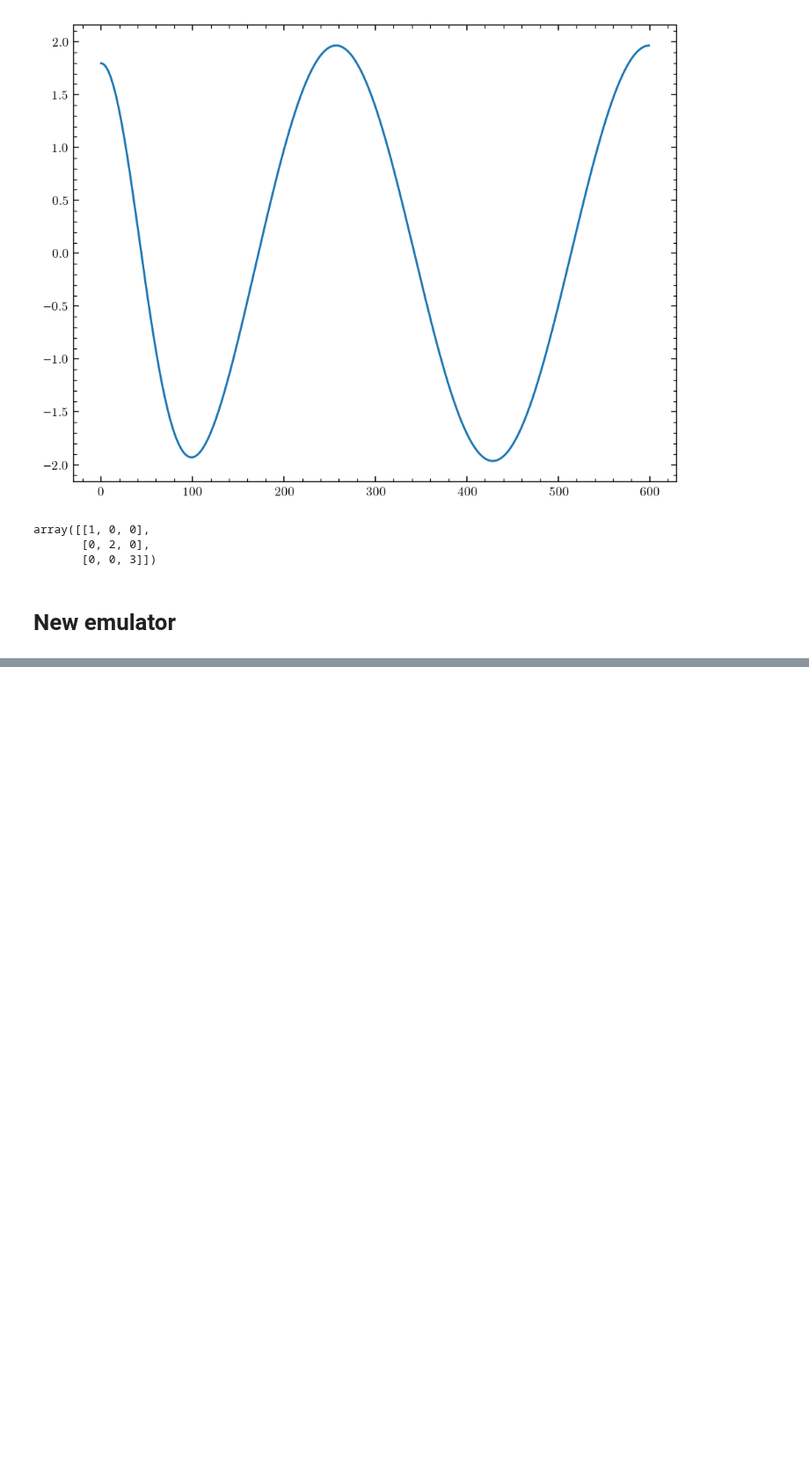
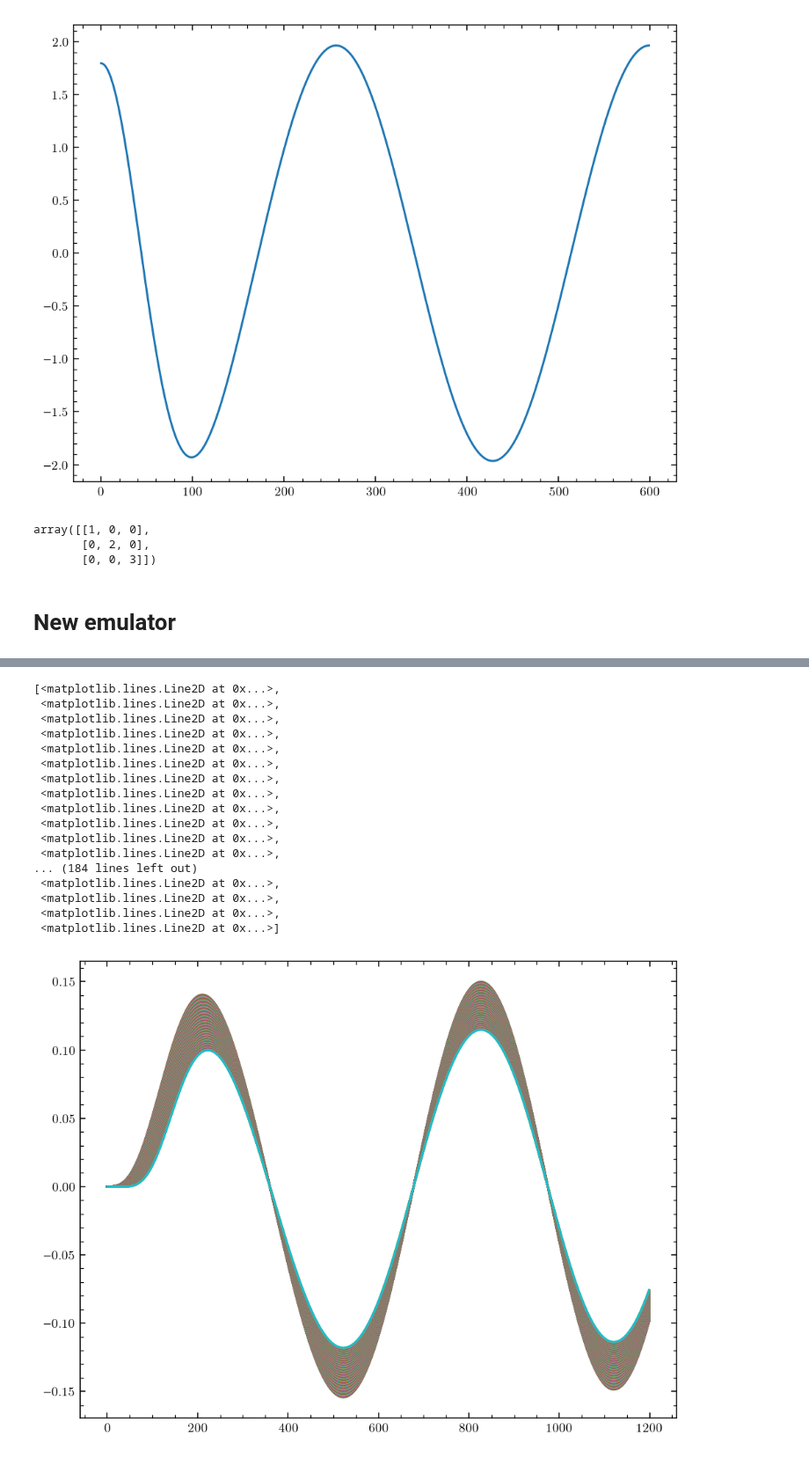
Before and after one commit to buqeye/cs_greedy_emulator, a Jupyter notebook: figures.ipynb, the cells around one changed output, grey strips where cells are left out. Shown at 88% size. Saved outputs shown, nothing was run; the diff lists cells and outputs as text; code cells hidden in the pictures; blank space fills up the shorter version.

```diff
--- a/figures.ipynb
+++ b/figures.ipynb
@@ -225,0 +307,21 @@ array([[1, 0, 0],
+# %%
+plt.plot(grom.fom_solutions[:-1,:])
+# %% [output]
+[<matplotlib.lines.Line2D at 0x...>,
+ <matplotlib.lines.Line2D at 0x...>,
+ <matplotlib.lines.Line2D at 0x...>,
+ <matplotlib.lines.Line2D at 0x...>,
+ <matplotlib.lines.Line2D at 0x...>,
+ <matplotlib.lines.Line2D at 0x...>,
+ <matplotlib.lines.Line2D at 0x...>,
+ <matplotlib.lines.Line2D at 0x...>,
+ <matplotlib.lines.Line2D at 0x...>,
+ <matplotlib.lines.Line2D at 0x...>,
+ <matplotlib.lines.Line2D at 0x...>,
+ <matplotlib.lines.Line2D at 0x...>,
+... (184 lines left out)
+ <matplotlib.lines.Line2D at 0x...>,
+ <matplotlib.lines.Line2D at 0x...>,
+ <matplotlib.lines.Line2D at 0x...>,
+ <matplotlib.lines.Line2D at 0x...>]
+[figure, added]
```
Also changed, not shown: parts of 34 cells of this notebook.
